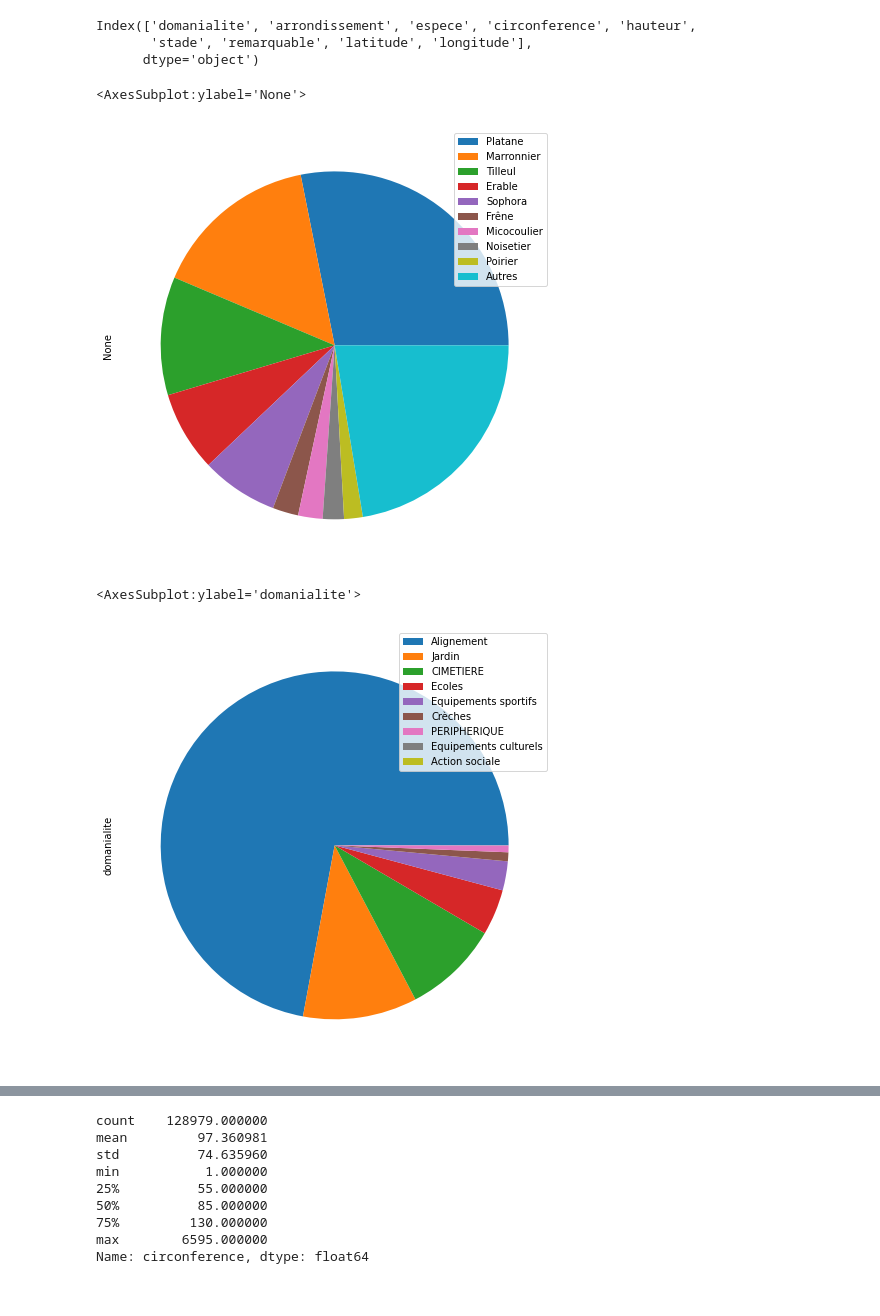
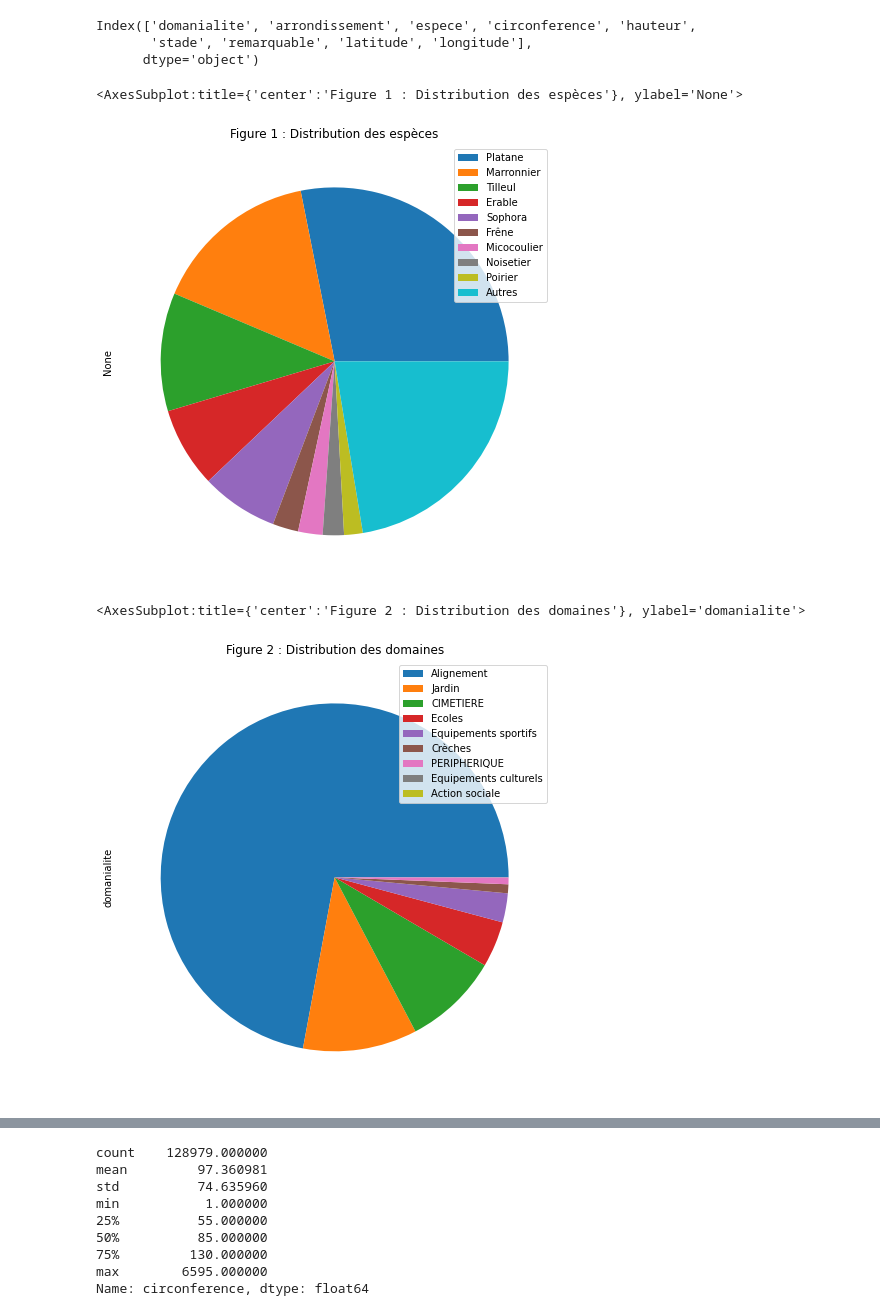
Before and after one commit to rlossec/OC_IA_Projet2, a Jupyter notebook: script.ipynb, the cells around one changed output, grey strips where cells are left out. Cells and saved outputs as stored; diff of their text form; code cells hidden in the pictures.

```diff
--- a/script.ipynb
+++ b/script.ipynb
@@ -755,12 +755,12 @@ Index(['domanialite', 'arrondissement', 'espece', 'circonference', 'hauteur',
 arbres_cleaned['espece'] = arbres_cleaned['espece'].apply(lambda x: x.split()[0])
 others = arbres_cleaned.espece.value_counts().sum() - arbres_cleaned.espece.value_counts().head(9).sum()
 top_espece=arbres_cleaned.espece.value_counts().head(9).append(pd.Series([others], index=["Autres"]))
-top_espece.plot.pie(legend=True, labels=None, figsize=(8,8))
+top_espece.plot.pie(legend=True, labels=None, figsize=(8,8), title='Figure 1 : Distribution des espèces')
 # %% [output]
-<AxesSubplot:ylabel='None'>
+<AxesSubplot:title={'center':'Figure 1 : Distribution des espèces'}, ylabel='None'>
-[figure, old version]
+[figure, new version]
 # %%
-arbres_cleaned.domanialite.value_counts().plot.pie(legend=True, labels=None, figsize=(8,8))
+arbres_cleaned.domanialite.value_counts().plot.pie(legend=True, labels=None, figsize=(8,8), title='Figure 2 : Distribution des domaines')
 # %% [output]
-<AxesSubplot:ylabel='domanialite'>
+<AxesSubplot:title={'center':'Figure 2 : Distribution des domaines'}, ylabel='domanialite'>
-[figure, old version]
+[figure, new version]
```
Also changed, not shown: parts of 13 cells of this notebook.
